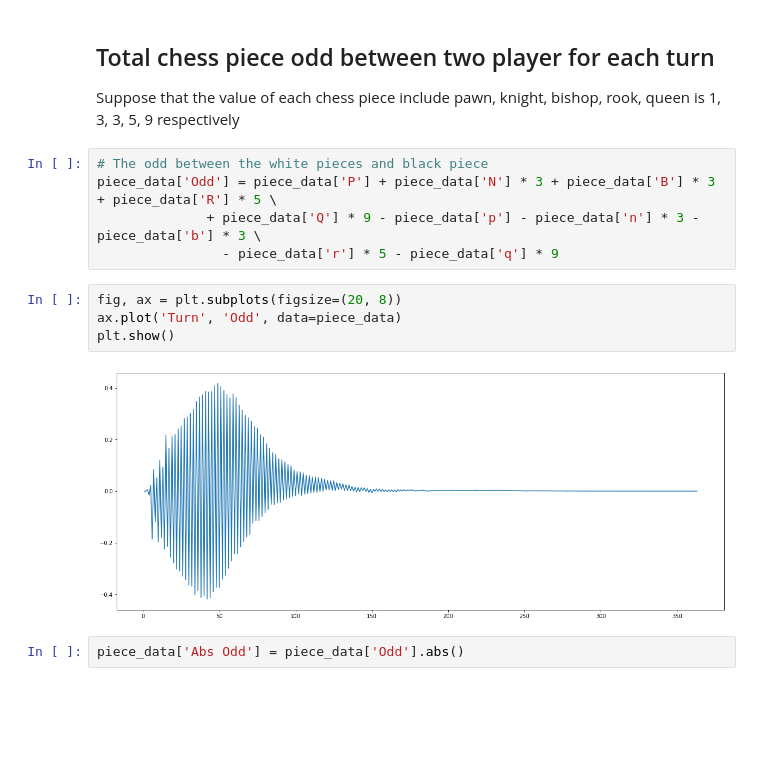
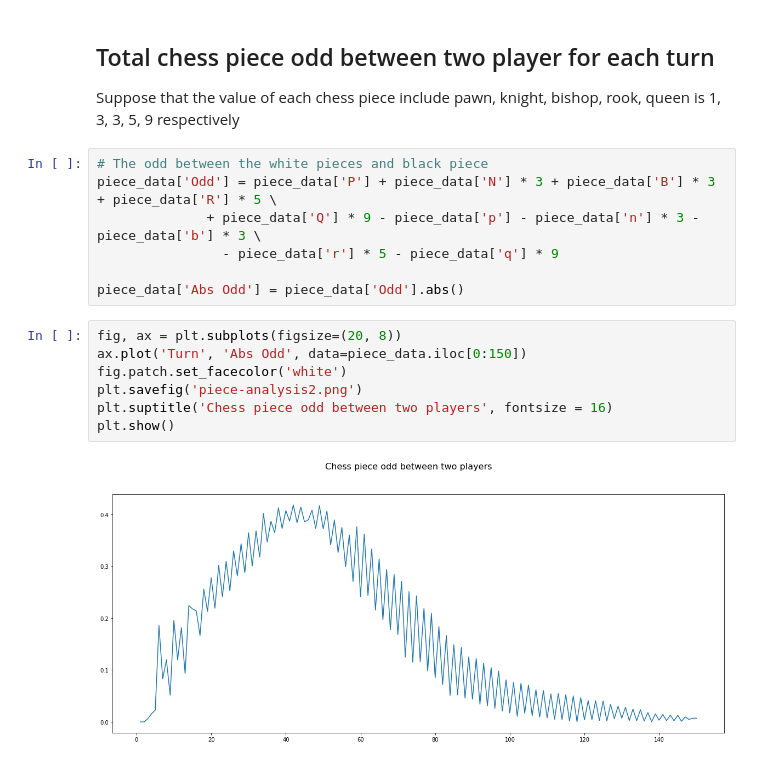
Before and after one commit to trinhhungfischer/chess-ai, a Jupyter notebook: analysis/piece_analysis.ipynb, the cells around one changed output. Saved outputs shown, nothing was run; the diff lists cells and outputs as text; blank space fills up the shorter version.

```diff
--- a/analysis/piece_analysis.ipynb
+++ b/analysis/piece_analysis.ipynb
@@ -140,11 +124,14 @@ Suppose that the value of each chess piece include pawn, knight, bishop, rook, q
 piece_data['Odd'] = piece_data['P'] + piece_data['N'] * 3 + piece_data['B'] * 3 + piece_data['R'] * 5 \
               + piece_data['Q'] * 9 - piece_data['p'] - piece_data['n'] * 3 - piece_data['b'] * 3 \
                 - piece_data['r'] * 5 - piece_data['q'] * 9
+
+piece_data['Abs Odd'] = piece_data['Odd'].abs()
 # %%
 fig, ax = plt.subplots(figsize=(20, 8))
-ax.plot('Turn', 'Odd', data=piece_data)
+ax.plot('Turn', 'Abs Odd', data=piece_data.iloc[0:150])
+fig.patch.set_facecolor('white')
+plt.savefig('piece-analysis2.png')
+plt.suptitle('Chess piece odd between two players', fontsize = 16)
 plt.show()
 # %% [output]
-[figure, old version]
+[figure, new version]
-# %%
-piece_data['Abs Odd'] = piece_data['Odd'].abs()
```
Also changed, not shown: parts of 3 cells of this notebook, 4 other files.
